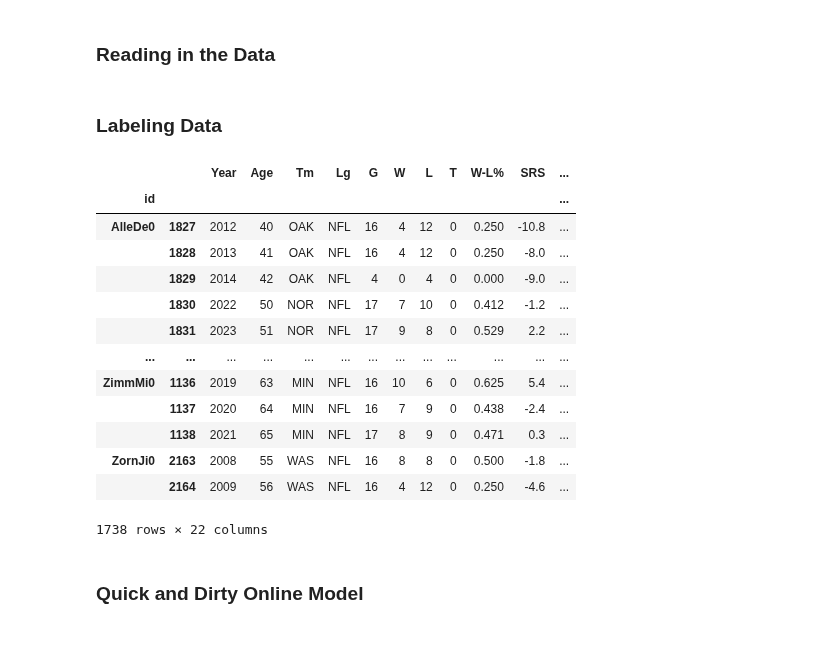
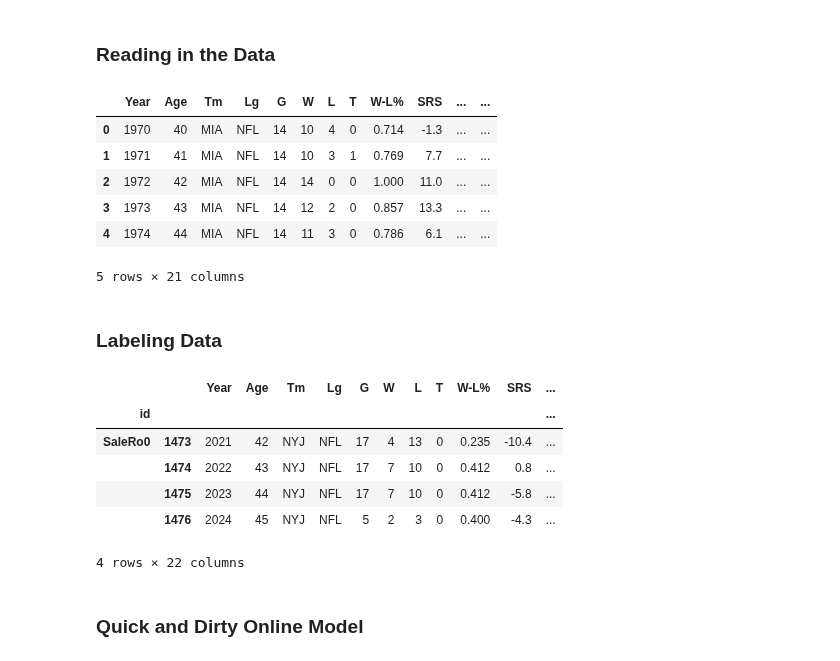
Before and after one commit to nhford/hot-seat-backend, a Jupyter notebook: redo.ipynb, the cells around one changed output. Drawn from its saved outputs; the diff is of its cells as text; code cells hidden in the pictures.

```diff
--- a/redo.ipynb
+++ b/redo.ipynb
@@ -62,15 +62,26 @@ def clean_rows(coach,folder='full',footerBool=False):
     return rows if not footerBool else footer
 # %%
 COACHES_PATH = 'input/coaches.csv'
-output_path = 'processed/training.csv'
 COACH_NAMES = pd.read_csv(COACHES_PATH)['id'].values
-dfs = [clean_rows(coach=coach,folder='full').assign(id=lambda df: coach) for coach in COACH_NAMES]
-AGG = pd.concat(dfs).reset_index(drop=True)
-AGG = AGG[(AGG['Lg'] == 'NFL') & (AGG['Year'] >= 1970)]
-AGG.to_csv(output_path)
+
+def get_data(fetch=False,names=COACH_NAMES):
+    path = 'processed/raw.csv'
+    if fetch or not os.path.exists(path):
+        dfs = [clean_rows(coach=coach,folder='full').assign(id=lambda df: coach) for coach in names]
+        AGG = pd.concat(dfs).reset_index(drop=True)
+        AGG = AGG[(AGG['Lg'] == 'NFL') & (AGG['Year'] >= 1970)].reset_index(drop=True)
+        AGG.to_csv(path)
+    return pd.read_csv(path,index_col=0)
+
+get_data().head()
+# %% [output]
+|  | Year | Age | Tm | Lg | G | W | L | T | W-L% | SRS | ... | ... |
+| 0 | 1970 | 40 | MIA | NFL | 14 | 10 | 4 | 0 | 0.714 | -1.3 | ... | ... |
+| 1 | 1971 | 41 | MIA | NFL | 14 | 10 | 3 | 1 | 0.769 | 7.7 | ... | ... |
+| 2 | 1972 | 42 | MIA | NFL | 14 | 14 | 0 | 0 | 1.000 | 11.0 | ... | ... |
+| 3 | 1973 | 43 | MIA | NFL | 14 | 12 | 2 | 0 | 0.857 | 13.3 | ... | ... |
+| 4 | 1974 | 44 | MIA | NFL | 14 | 11 | 3 | 0 | 0.786 | 6.1 | ... | ... |
+5 rows × 21 columns
-# %%
-def get_data(path='processed/training.csv'):
-    return pd.read_csv(path,index_col=0)
 # %%
 def rand_coach(pool=COACH_NAMES):
     coach = COACH_NAMES[randint(0,len(COACH_NAMES))]
@@ -105,7 +116,7 @@ retired = [
 # %%
 fired = {
     'MayoJe0-24',
-    'SaleRo-24',
+    'SaleRo0-24',
     'McCaMi0-24',
     'PierAn0-24',
     'PedeDo0-24',
@@ -127,22 +138,16 @@ def label_fired(df):
         df.loc[idx, 'Fired'] = check_fired(df.loc[idx,'Year'],df.loc[idx,'id'])
     return df
 # %%
-get_data().groupby(['id'],group_keys=True).apply(label_fired)
+df = get_data().groupby(['id'],group_keys=True).apply(label_fired)
+df[df['id']=='SaleRo0']
 # %% [output]
 |  |  | Year | Age | Tm | Lg | G | W | L | T | W-L% | SRS | ... |
 | id |  |  |  |  |  |  |  |  |  |  |  | ... |
-| AlleDe0 | 1827 | 2012 | 40 | OAK | NFL | 16 | 4 | 12 | 0 | 0.250 | -10.8 | ... |
-|  | 1828 | 2013 | 41 | OAK | NFL | 16 | 4 | 12 | 0 | 0.250 | -8.0 | ... |
-|  | 1829 | 2014 | 42 | OAK | NFL | 4 | 0 | 4 | 0 | 0.000 | -9.0 | ... |
-|  | 1830 | 2022 | 50 | NOR | NFL | 17 | 7 | 10 | 0 | 0.412 | -1.2 | ... |
-|  | 1831 | 2023 | 51 | NOR | NFL | 17 | 9 | 8 | 0 | 0.529 | 2.2 | ... |
-| ... | ... | ... | ... | ... | ... | ... | ... | ... | ... | ... | ... | ... |
-| ZimmMi0 | 1136 | 2019 | 63 | MIN | NFL | 16 | 10 | 6 | 0 | 0.625 | 5.4 | ... |
-|  | 1137 | 2020 | 64 | MIN | NFL | 16 | 7 | 9 | 0 | 0.438 | -2.4 | ... |
-|  | 1138 | 2021 | 65 | MIN | NFL | 17 | 8 | 9 | 0 | 0.471 | 0.3 | ... |
-| ZornJi0 | 2163 | 2008 | 55 | WAS | NFL | 16 | 8 | 8 | 0 | 0.500 | -1.8 | ... |
-|  | 2164 | 2009 | 56 | WAS | NFL | 16 | 4 | 12 | 0 | 0.250 | -4.6 | ... |
+| SaleRo0 | 1473 | 2021 | 42 | NYJ | NFL | 17 | 4 | 13 | 0 | 0.235 | -10.4 | ... |
+|  | 1474 | 2022 | 43 | NYJ | NFL | 17 | 7 | 10 | 0 | 0.412 | 0.8 | ... |
+|  | 1475 | 2023 | 44 | NYJ | NFL | 17 | 7 | 10 | 0 | 0.412 | -5.8 | ... |
+|  | 1476 | 2024 | 45 | NYJ | NFL | 5 | 2 | 3 | 0 | 0.400 | -4.3 | ... |
-1738 rows × 22 columns
+4 rows × 22 columns
 # %% [markdown]
 ### Quick and Dirty Online Model
 # %% [markdown]
```
Also changed, not shown: parts of 32 cells of this notebook, 7 other files.
